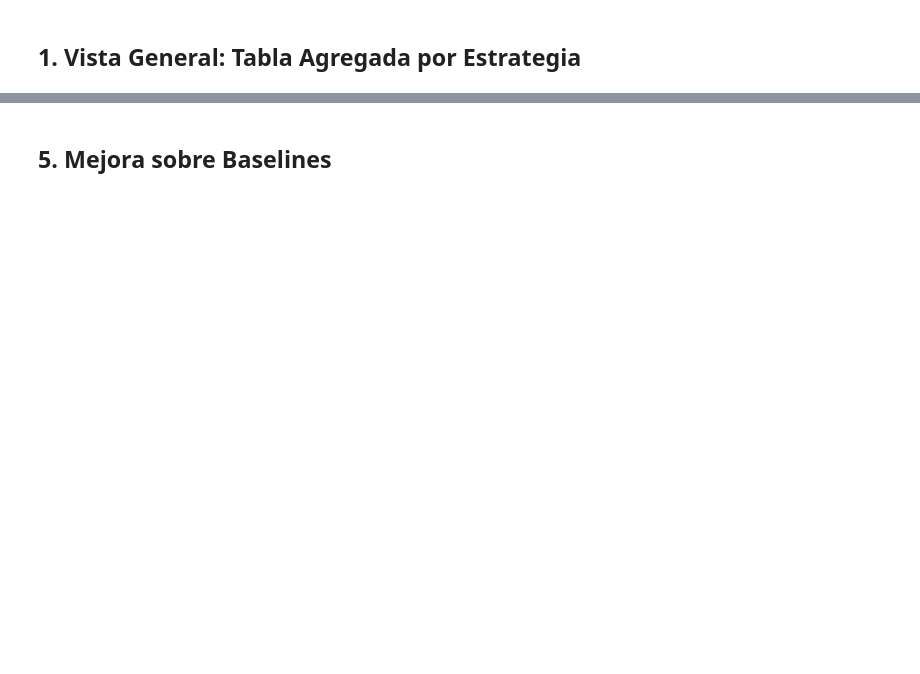
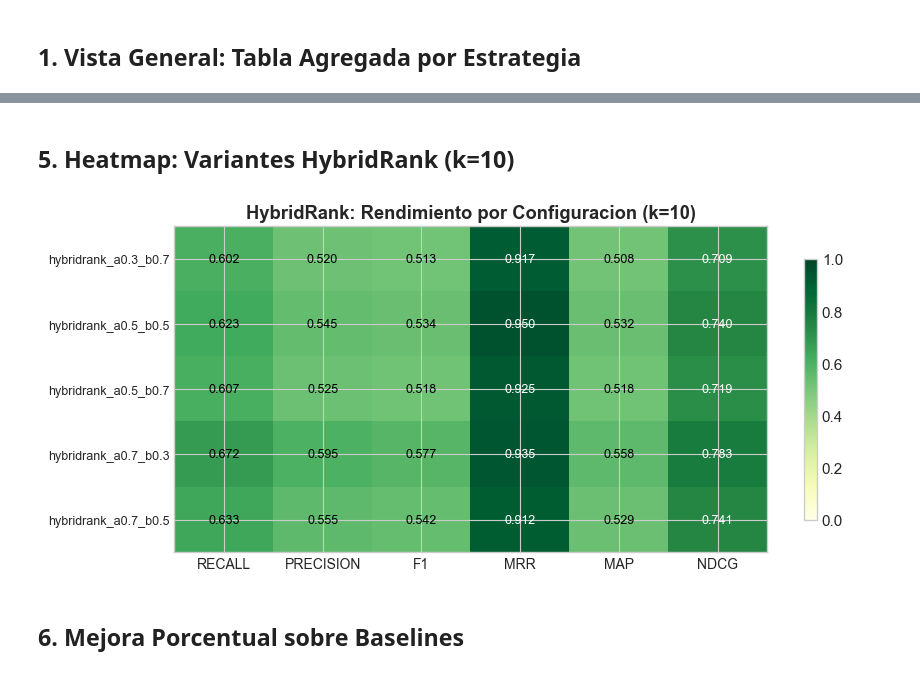
Before and after one commit to Javi111003/HybridRank-RAG, a Jupyter notebook: notebooks/fusion_evaluation_analysis.ipynb, the cells around one changed output, grey strips where cells are left out. Saved outputs shown, nothing was run; the diff lists cells and outputs as text; code cells hidden in the pictures; blank space fills up the shorter version.

```diff
--- a/notebooks/fusion_evaluation_analysis.ipynb
+++ b/notebooks/fusion_evaluation_analysis.ipynb
@@ -102,36 +184,34 @@ else:
+# %% [markdown]
+## 5. Heatmap: Variantes HybridRank (k=10)
 # %%
-# Filtrar solo estrategias HybridRank
-hr_strategies = [s for s in df['strategy'].unique() if 'hybridrank' in s]
+# Heatmap solo de variantes HybridRank
+if HR_STRATEGIES:
+    df_hr = df[df['strategy'].isin(HR_STRATEGIES) & (df['top_k'] == 10)]
+    hr_summary = df_hr.groupby('strategy')[METRIC_COLS].mean().round(4)
 
-if hr_strategies:
-    df_hr = df[df['strategy'].isin(hr_strategies) & (df['top_k'] == 10)]
-    hr_summary = df_hr.groupby('strategy')[metric_cols].mean().round(4)
-
-    print('Configuraciones HybridRank (k=10):')
-    display(hr_summary)
-
-    # Visualizar como heatmap
-    fig, ax = plt.subplots(figsize=(10, 5))
-    im = ax.imshow(hr_summary.values, cmap='YlGn', aspect='auto')
+    fig, ax = plt.subplots(figsize=(9, 4))
+    im = ax.imshow(hr_summary.values, cmap='YlGn', aspect='auto', vmin=0, vmax=1)
 
     ax.set_xticks(range(len(hr_summary.columns)))
-    ax.set_xticklabels(hr_summary.columns, rotation=45, ha='right')
+    ax.set_xticklabels([c.upper() for c in hr_summary.columns], fontsize=10)
     ax.set_yticks(range(len(hr_summary.index)))
-    ax.set_yticklabels(hr_summary.index)
+    ax.set_yticklabels(hr_summary.index, fontsize=9)
 
-    # Agregar valores en celdas
     for i in range(len(hr_summary.index)):
         for j in range(len(hr_summary.columns)):
-            text = ax.text(j, i, f'{hr_summary.values[i, j]:.3f}',
-                          ha='center', va='center', fontsize=9)
+            val = hr_summary.values[i, j]
+            color = 'white' if val > 0.7 else 'black'
+            ax.text(j, i, f'{val:.3f}', ha='center', va='center', fontsize=9, color=color)
 
-    plt.colorbar(im)
-    plt.title('HybridRank: Rendimiento por Configuración', fontweight='bold')
+    plt.colorbar(im, ax=ax, shrink=0.8)
+    ax.set_title('HybridRank: Rendimiento por Configuracion (k=10)', fontweight='bold')
     plt.tight_layout()
     plt.savefig(RESULTS_DIR / 'hybridrank_heatmap.png', dpi=150, bbox_inches='tight')
     plt.show()
 else:
-    print('No se encontraron estrategias HybridRank en los resultados')
+    print('No se encontraron estrategias HybridRank')
+# %% [output]
+[figure, added]
 # %% [markdown]
-## 5. Mejora sobre Baselines
+## 6. Mejora Porcentual sobre Baselines
 # %%
```
Also changed, not shown: parts of 14 cells of this notebook, 1 other file.
